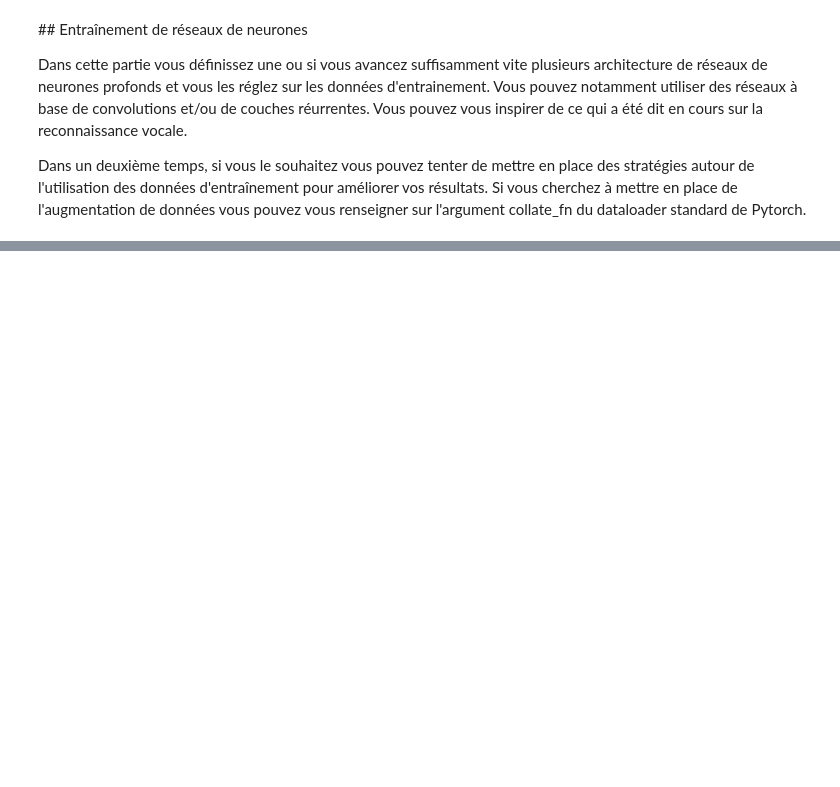
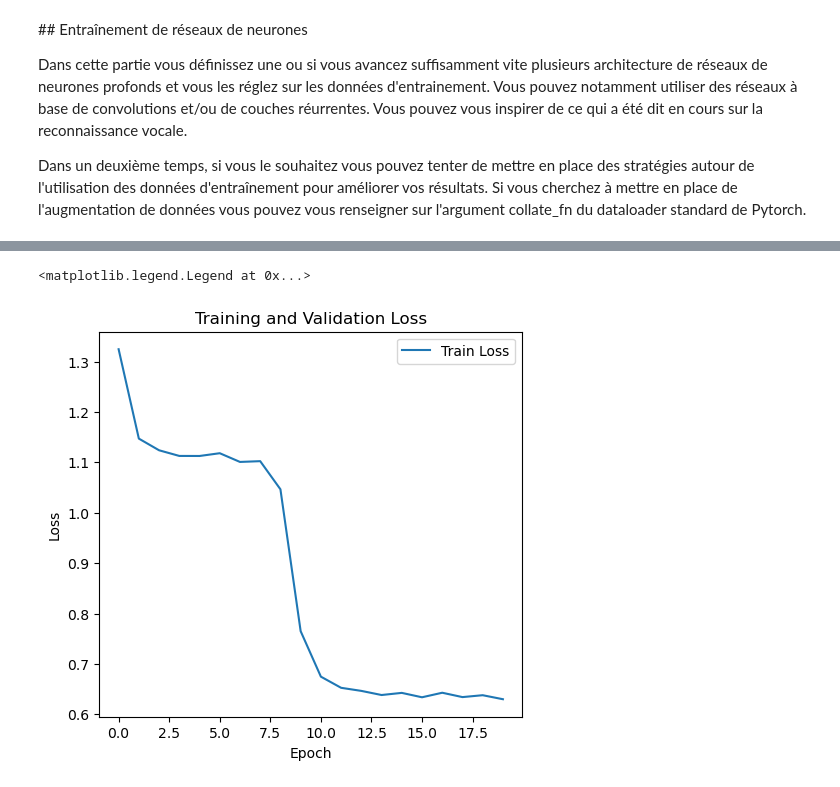
Before and after one commit to dparicio/TP3-Signal, a Jupyter notebook: dlts_tp3.ipynb, the cells around one changed output, grey strips where cells are left out. Drawn from its saved outputs; the diff is of its cells as text; code cells hidden in the pictures; blank space fills up the shorter version.

```diff
--- a/dlts_tp3.ipynb
+++ b/dlts_tp3.ipynb
@@ -630,0 +661,13 @@ Epoch 4/20 | train_loss=0.8947, valid_loss=0.7741, train_acc=0.5132, valid_acc=0
+# %%
+# Plot training and validation loss
+plt.figure(figsize=(12, 5))
+plt.subplot(1, 2, 1)
+plt.plot(train_losses, label='Train Loss')
+# plt.plot(range(0, n_epochs, 5), valid_losses, label='Valid Loss', marker='o')
+plt.xlabel('Epoch')
+plt.ylabel('Loss')
+plt.title('Training and Validation Loss')
+plt.legend()
+# %% [output]
+<matplotlib.legend.Legend at 0x...>
+[figure, added]
```
Also changed, not shown: parts of 12 cells of this notebook.
